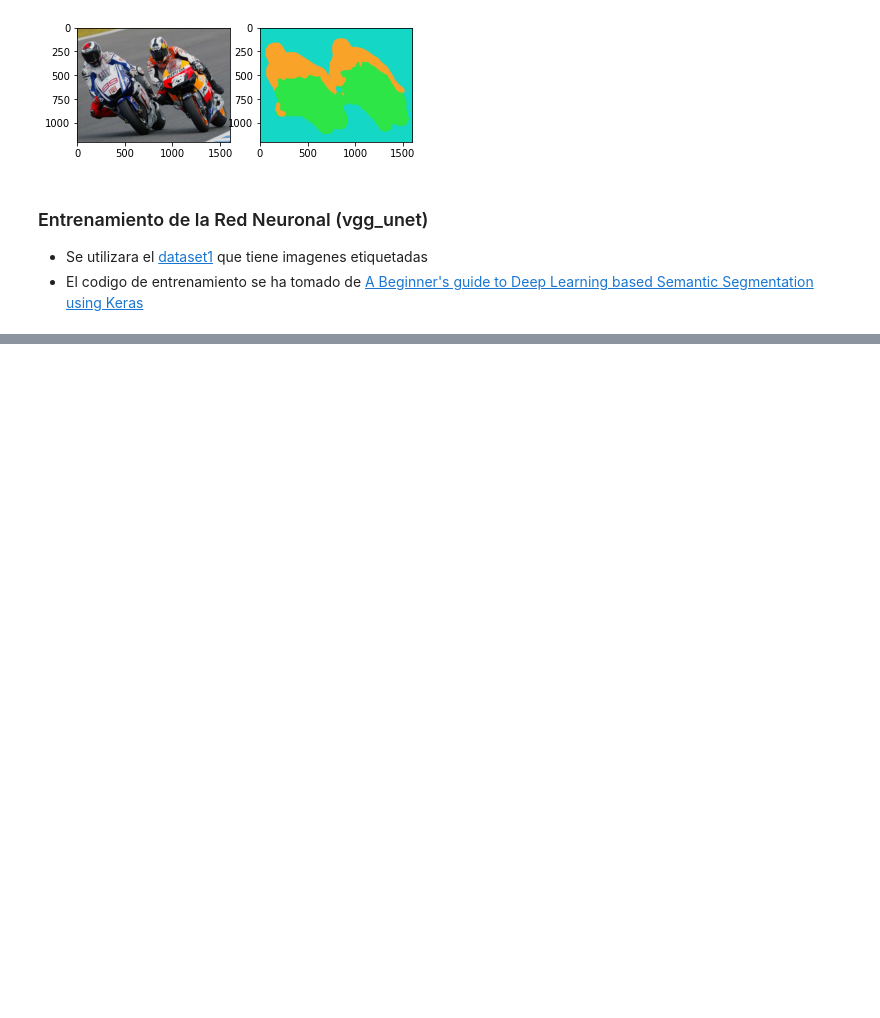
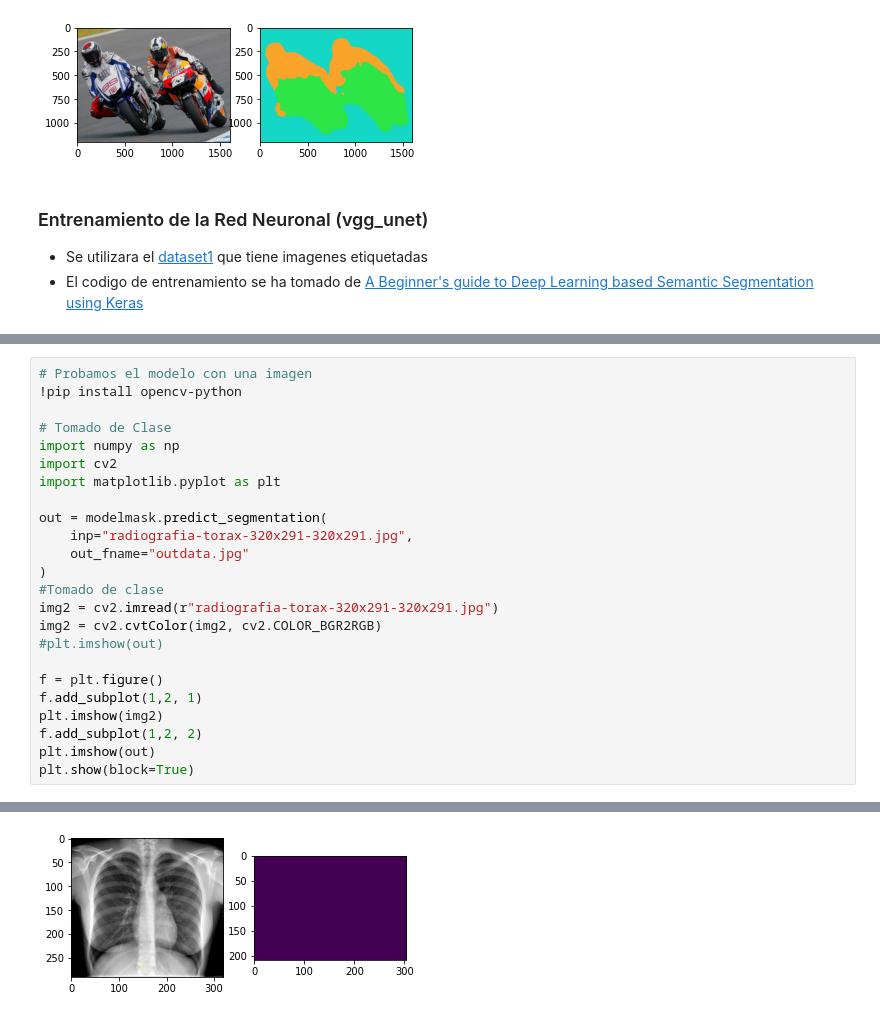
Before and after one commit to alexssanchez/unet-app-pucp, a Jupyter notebook: U_Net.ipynb, the cells around one changed output, grey strips where cells are left out. Cells and saved outputs as stored; diff of their text form; blank space fills up the shorter version.

```diff
--- a/U_Net.ipynb
+++ b/U_Net.ipynb
@@ -184,0 +288,25 @@ print(model.evaluate_segmentation( inp_images_dir="dataset1/images_prepped_test/
+# %%
+# Probamos el modelo con una imagen
+!pip install opencv-python
+
+# Tomado de Clase
+import numpy as np
+import cv2
+import matplotlib.pyplot as plt
+
+out = modelmask.predict_segmentation(
+    inp="radiografia-torax-320x291-320x291.jpg",
+    out_fname="outdata.jpg"
+)
+#Tomado de clase
+img2 = cv2.imread(r"radiografia-torax-320x291-320x291.jpg")
+img2 = cv2.cvtColor(img2, cv2.COLOR_BGR2RGB)
+#plt.imshow(out)
+
+f = plt.figure()
+f.add_subplot(1,2, 1)
+plt.imshow(img2)
+f.add_subplot(1,2, 2)
+plt.imshow(out)
+plt.show(block=True)
+# %% [output]
@@ -184,0 +315 @@ print(model.evaluate_segmentation( inp_images_dir="dataset1/images_prepped_test/
+[figure, added]
```
Also changed, not shown: parts of 15 cells of this notebook.
